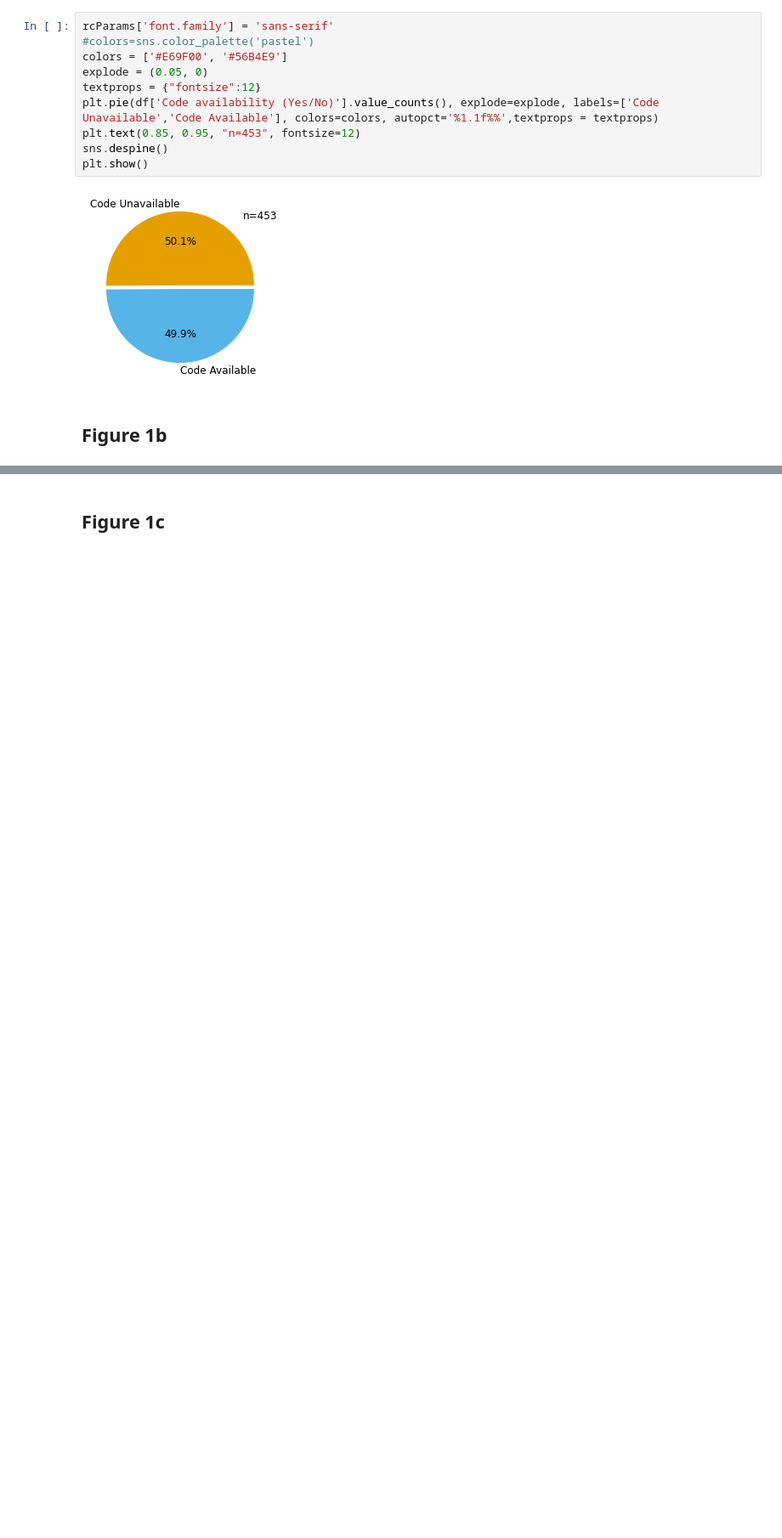
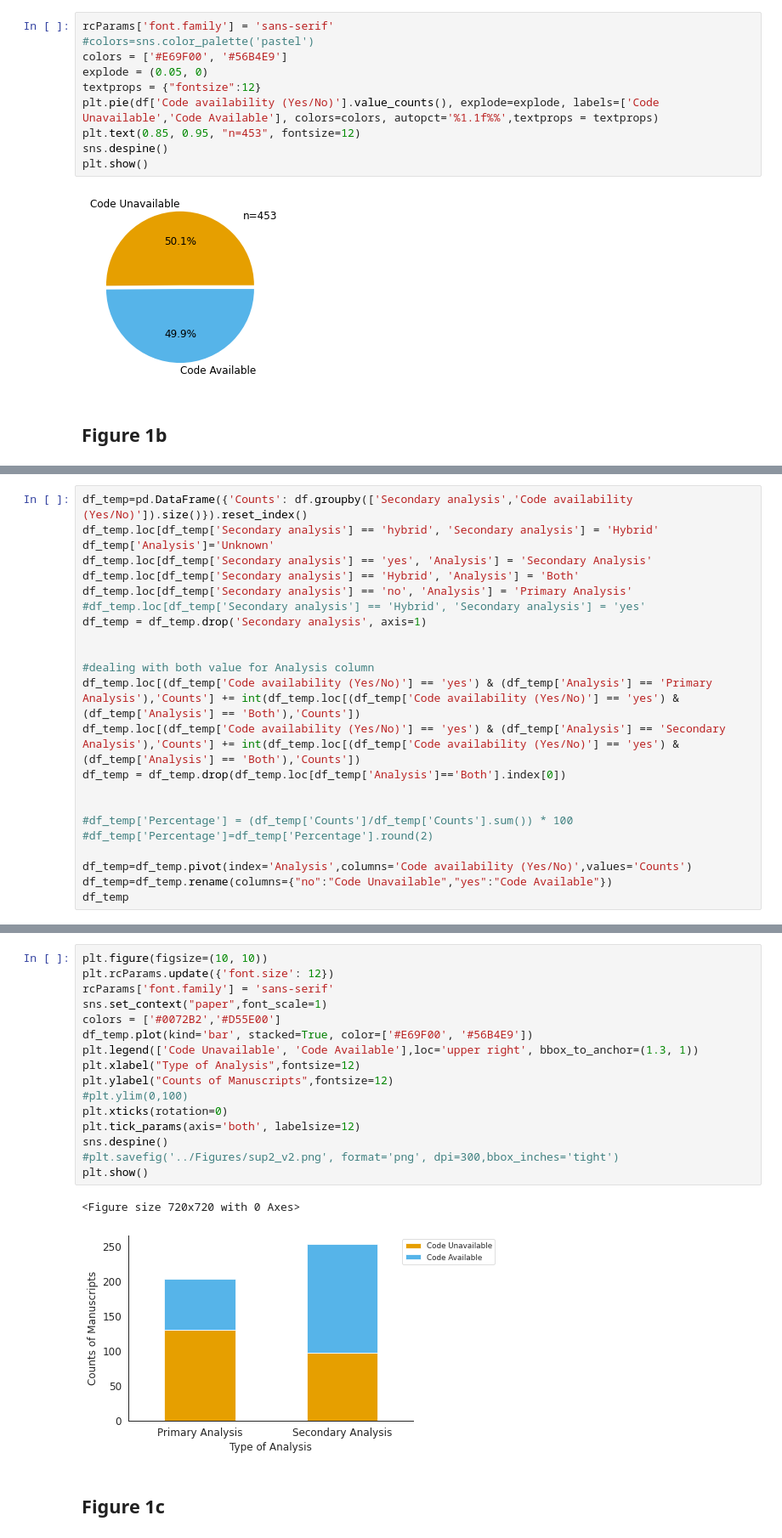
Before and after one commit to Mangul-Lab-USC/code-availability, a Jupyter notebook: notebooks/Figures.ipynb, the cells around one changed output, grey strips where cells are left out. Shown at 85% size. Drawn from its saved outputs; the diff is of its cells as text; blank space fills up the shorter version.

```diff
--- a/notebooks/Figures.ipynb
+++ b/notebooks/Figures.ipynb
@@ -222,0 +94,23 @@ plt.show()
+# %%
+df_temp=pd.DataFrame({'Counts': df.groupby(['Secondary analysis','Code availability (Yes/No)']).size()}).reset_index()
+df_temp.loc[df_temp['Secondary analysis'] == 'hybrid', 'Secondary analysis'] = 'Hybrid'
+df_temp['Analysis']='Unknown'
+df_temp.loc[df_temp['Secondary analysis'] == 'yes', 'Analysis'] = 'Secondary Analysis'
+df_temp.loc[df_temp['Secondary analysis'] == 'Hybrid', 'Analysis'] = 'Both'
+df_temp.loc[df_temp['Secondary analysis'] == 'no', 'Analysis'] = 'Primary Analysis'
+#df_temp.loc[df_temp['Secondary analysis'] == 'Hybrid', 'Secondary analysis'] = 'yes'
+df_temp = df_temp.drop('Secondary analysis', axis=1)
+
+
+#dealing with both value for Analysis column
+df_temp.loc[(df_temp['Code availability (Yes/No)'] == 'yes') & (df_temp['Analysis'] == 'Primary Analysis'),'Counts'] += int(df_temp.loc[(df_temp['Code availability (Yes/No)'] == 'yes') & (df_temp['Analysis'] == 'Both'),'Counts'])
+df_temp.loc[(df_temp['Code availability (Yes/No)'] == 'yes') & (df_temp['Analysis'] == 'Secondary Analysis'),'Counts'] += int(df_temp.loc[(df_temp['Code availability (Yes/No)'] == 'yes') & (df_temp['Analysis'] == 'Both'),'Counts'])
+df_temp = df_temp.drop(df_temp.loc[df_temp['Analysis']=='Both'].index[0])
+
+
+#df_temp['Percentage'] = (df_temp['Counts']/df_temp['Counts'].sum()) * 100
+#df_temp['Percentage']=df_temp['Percentage'].round(2)
+
+df_temp=df_temp.pivot(index='Analysis',columns='Code availability (Yes/No)',values='Counts')
+df_temp=df_temp.rename(columns={"no":"Code Unavailable","yes":"Code Available"})
+df_temp
@@ -223,2 +132,21 @@ plt.show()
+# %%
+plt.figure(figsize=(10, 10))
+plt.rcParams.update({'font.size': 12})
+rcParams['font.family'] = 'sans-serif'
+sns.set_context("paper",font_scale=1)
+colors = ['#0072B2','#D55E00']
+df_temp.plot(kind='bar', stacked=True, color=['#E69F00', '#56B4E9'])
+plt.legend(['Code Unavailable', 'Code Available'],loc='upper right', bbox_to_anchor=(1.3, 1))
+plt.xlabel("Type of Analysis",fontsize=12)
+plt.ylabel("Counts of Manuscripts",fontsize=12)
+#plt.ylim(0,100)
+plt.xticks(rotation=0)
+plt.tick_params(axis='both', labelsize=12)
+sns.despine()
+#plt.savefig('../Figures/sup2_v2.png', format='png', dpi=300,bbox_inches='tight')
+plt.show()
+# %% [output]
+<Figure size 720x720 with 0 Axes>
+[figure, added]
 # %% [markdown]
 ## Figure 1c
```
Also changed, not shown: parts of 61 cells of this notebook, 10 other files.
